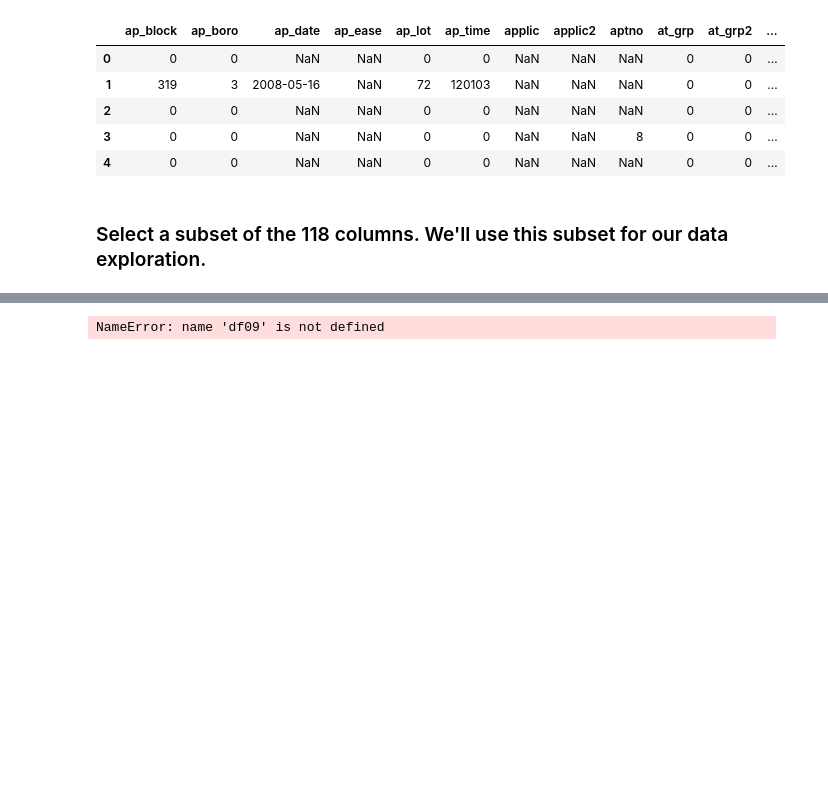
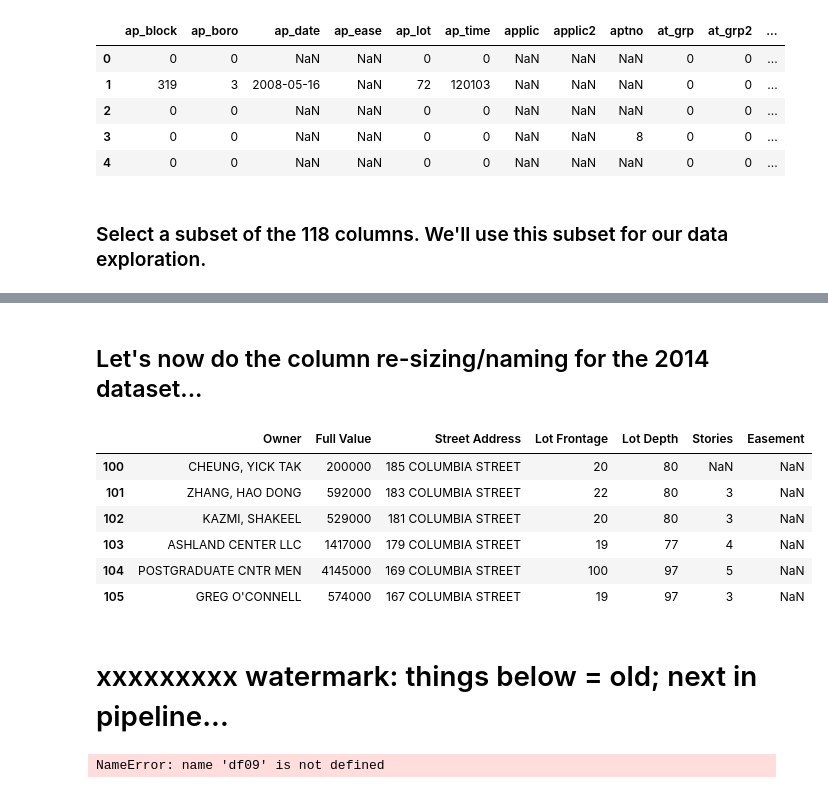
Before and after one commit to jdsketches/data_playground, a Jupyter notebook: nyc_properties.ipynb, the cells around one changed output, grey strips where cells are left out. Saved outputs shown, nothing was run; the diff lists cells and outputs as text; code cells hidden in the pictures; blank space fills up the shorter version.

Commit message:
nyc_properties: paranoid save - more on-going work (column renaming/reduction)

```diff
--- a/nyc_properties.ipynb
+++ b/nyc_properties.ipynb
@@ -142,0 +184,4 @@ memory usage: 2.5+ MB
+# %%
+df14_zip11231 = pd.read_csv(create_subset_csv(
+        "zip", "11231", "nyc_property_assessments/nyc.prop_assess_2014.csv"))
+df14_zip11231.info()
@@ -190,7 +262,7 @@ Downloaded it, unzipped it. It contains 2 files...
 # %% [markdown]
 ### Read the column-info.csv file.
 # %%
-colinfo_df = pd.read_csv("nyc_property_assessments/column-info.csv")
+colinfo_df = pd.read_csv("nyc_property_assessments/2009-column-info.csv")
 colinfo_df.info()
 # %% [output]
 <class 'pandas.core.frame.DataFrame'>
@@ -239,7 +312,8 @@ colinfo_df.ix[:, ["Column API ID", "Column Description", "Column Type"]].sort("C
 | 64 | zoning | Zoning codes provided by the NYC ... | type_varchar |
 # %%
 # Reminder of what the real data looks like, also w/ cols sorted alphab.
-df11231.head().ix[:, sorted(df11231.columns)]
+pd.set_option('max_columns', 120)
+df09_zip11231.head().ix[:, sorted(df09_zip11231.columns)]
 # %% [output]
 |  | ap_block | ap_boro | ap_date | ap_ease | ap_lot | ap_time | applic | applic2 | aptno | at_grp | at_grp2 | ... |
 | 0 | 0 | 0 | NaN | NaN | 0 | 0 | NaN | NaN | NaN | 0 | 0 | ... |
@@ -285,3 +369,48 @@ df11231_subcols.ix[100:105, cols_subset.values()]
+# %% [markdown]
+## Let's now do the column re-sizing/naming for the 2014 dataset...
+# %%
+# let's now do the column renaming for the 2014 dataset...
+colinfo14_df = pd.read_csv("nyc_property_assessments/2014-column-info.csv")
+colinfo14_df.head()
+
+# these columns seem interesting
+# (street name & number, value, owner name)
+colnames_14 = ['owner',
+               'fullval',
+               'staddr',
+               'ltfront',
+               'ltdepth',
+               'stories',
+               'easement']
+
+# index the descr table by the API name...
+cidx14 = colinfo14_df.set_index("Column API ID")
+
+# map the API name to a more user-friendly name
+cols_subset = OrderedDict()
+for cn in colnames_14:
+    cols_subset[cn] = cidx14.ix[cn]["Column Name"]
+
+# rename cols of interest
+tmp_renamed = df14_zip11231.rename(columns = cols_subset)
+
+# and drop all other cols
+all_cols = set(df14_zip11231.columns)
+df14_zip11231_subcols = tmp_renamed.drop(all_cols - set(cols_subset.keys()), axis=1)
+df14_zip11231_subcols = df14_zip11231_subcols.reindex_axis(cols_subset.values(), axis=1)
+# %%
+# let's try these new column names, should make table easier to decode.
+df14_zip11231_subcols.ix[100:105]
+# %% [output]
+|  | Owner | Full Value | Street Address | Lot Frontage | Lot Depth | Stories | Easement |
+| 100 | CHEUNG, YICK TAK | 200000 | 185 COLUMBIA STREET | 20 | 80 | NaN | NaN |
+| 101 | ZHANG, HAO DONG | 592000 | 183 COLUMBIA STREET | 22 | 80 | 3 | NaN |
+| 102 | KAZMI, SHAKEEL | 529000 | 181 COLUMBIA STREET | 20 | 80 | 3 | NaN |
+| 103 | ASHLAND CENTER LLC | 1417000 | 179 COLUMBIA STREET | 19 | 77 | 4 | NaN |
+| 104 | POSTGRADUATE CNTR MEN | 4145000 | 169 COLUMBIA STREET | 100 | 97 | 5 | NaN |
+| 105 | GREG O'CONNELL | 574000 | 167 COLUMBIA STREET | 19 | 97 | 3 | NaN |
+# %% [markdown]
+# xxxxxxxxx watermark: things below = old; next in pipeline...
 # %%
 
 print("Num elems in table: df.size = {}".format(df09.size))
```
Also changed, not shown: parts of 26 cells of this notebook.
